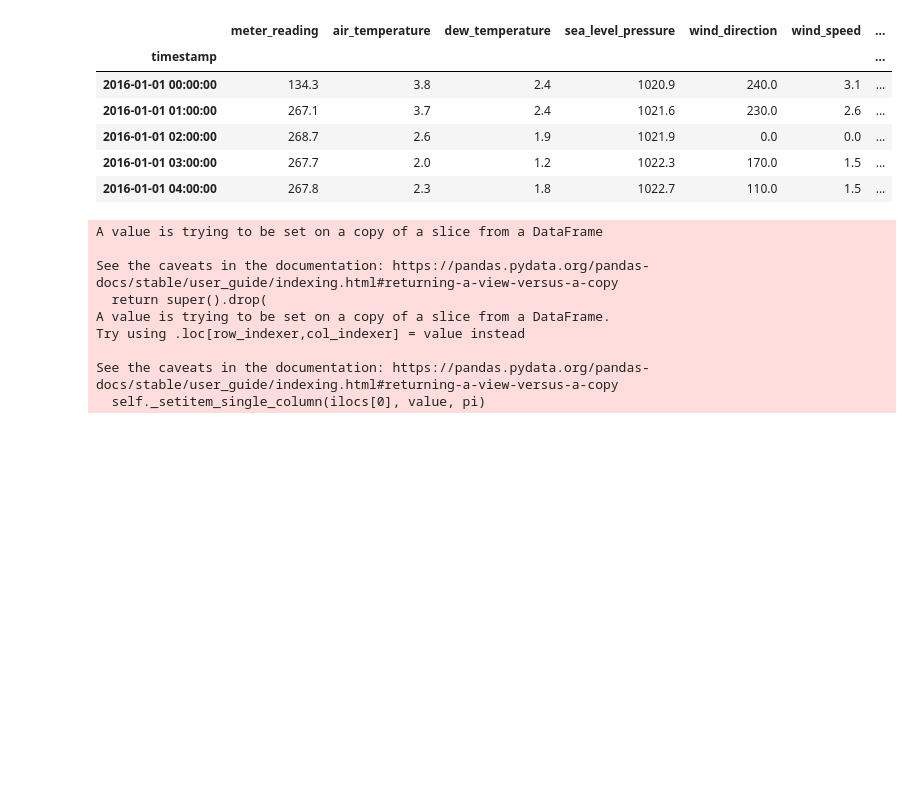
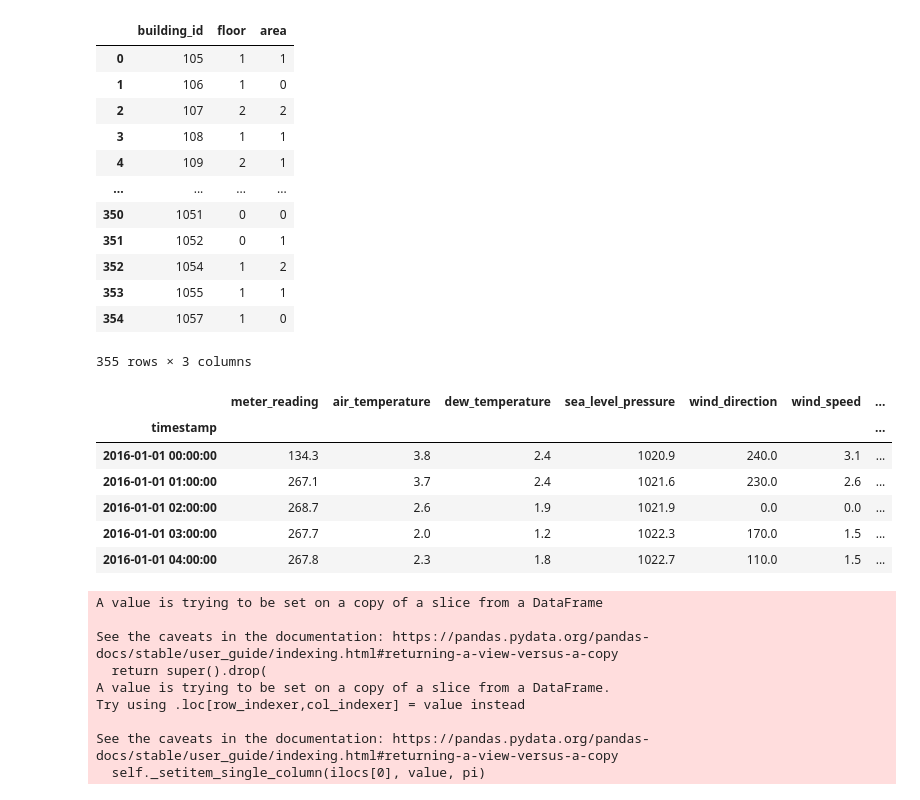
Before and after one commit to shomerthesec/Research-Buildings-Energy-forecasting-using-Deep-Learning, a Jupyter notebook: data_fetcher_class.ipynb, the cells around one changed output. Drawn from its saved outputs; the diff is of its cells as text; code cells hidden in the pictures; blank space fills up the shorter version.

```diff
--- a/data_fetcher_class.ipynb
+++ b/data_fetcher_class.ipynb
@@ -6,3 +24,19 @@ data = pd.read_csv('content/preprocessed_train.csv')
+# %%
+b_data
+# %% [output]
+|  | building_id | floor | area |
+| 0 | 105 | 1 | 1 |
+| 1 | 106 | 1 | 0 |
+| 2 | 107 | 2 | 2 |
+| 3 | 108 | 1 | 1 |
+| 4 | 109 | 2 | 1 |
+| ... | ... | ... | ... |
+| 350 | 1051 | 0 | 0 |
+| 351 | 1052 | 0 | 1 |
+| 352 | 1054 | 1 | 2 |
+| 353 | 1055 | 1 | 1 |
+| 354 | 1057 | 1 | 0 |
+355 rows × 3 columns
 # %%
 class fetch_building_data(BaseEstimator, TransformerMixin):
 
```
Also changed, not shown: parts of 2 cells of this notebook, 1 other file.
